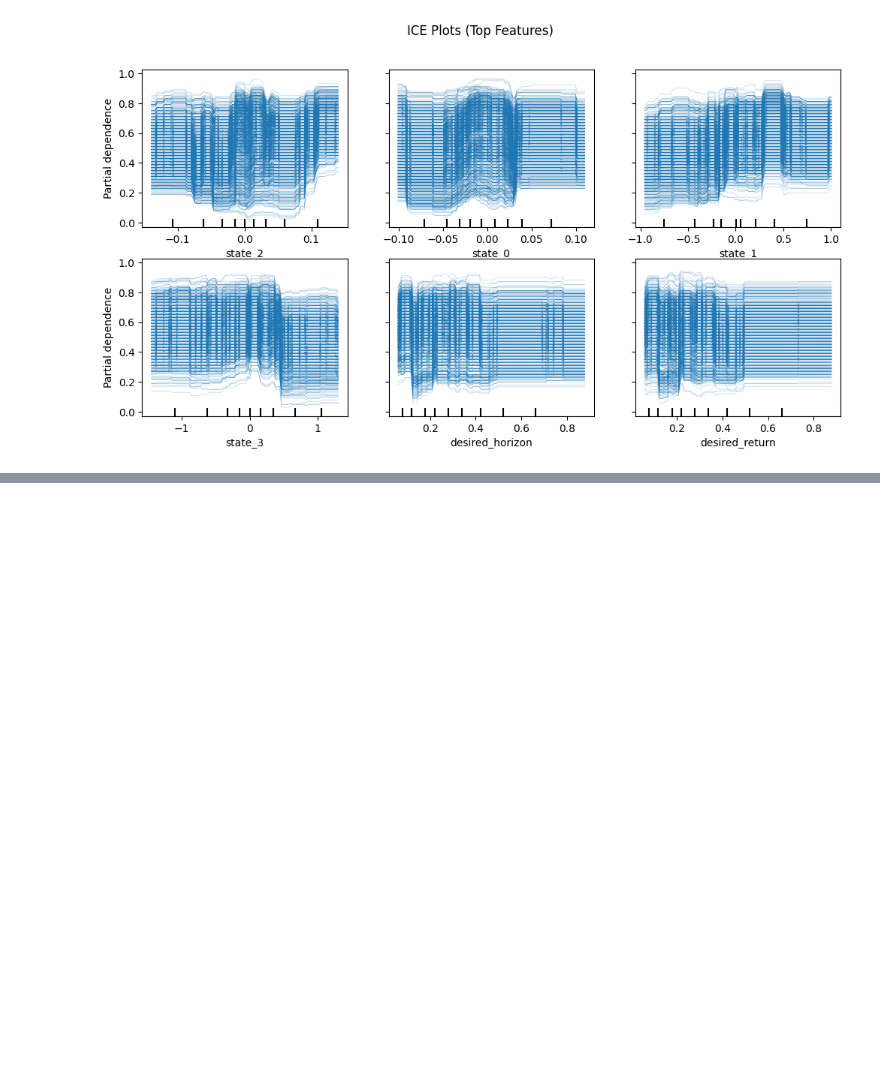
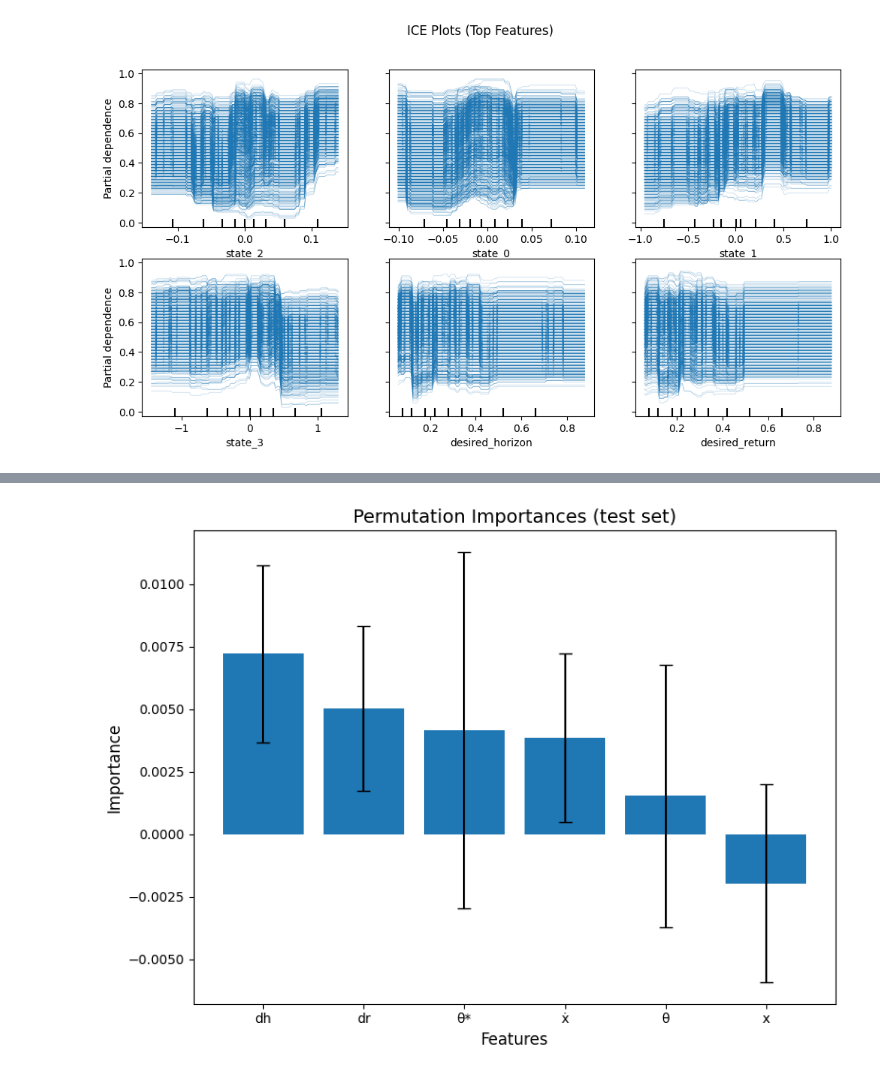
Before and after one commit to JulienHansen/UDRL, a Jupyter notebook: Analysis-ML.ipynb, the cells around one changed output, grey strips where cells are left out. Cells and saved outputs as stored; diff of their text form; code cells hidden in the pictures; blank space fills up the shorter version.

```diff
--- a/Analysis-ML.ipynb
+++ b/Analysis-ML.ipynb
@@ -141,3 +141,10 @@ plt.suptitle("ICE Plots (Top Features)")
 plt.show()
 # %% [output]
 [figure]
+# %%
+import pickle
+from sklearn.inspection import permutation_importance
+
+# Load model
+with open(r"data\CartPole-v0\base\42\policy.pkl", "rb") as f:
+    model = pickle.load(f)
@@ -143,0 +213,44 @@ plt.show()
+# %%
+import pandas as pd
+import matplotlib.pyplot as plt
+import pickle
+from sklearn.inspection import permutation_importance
+
+# Load dataset
+data = pd.read_csv(r"data/CartPole-v0/max_episode4/42/testing_data.csv")
+X = data.iloc[:, :-3]
+y = data.iloc[:, -1]
+
+# Rename with symbols
+X = X.rename(
+    columns={
+        "state_0": "x",       # cart position
+        "state_1": "ẋ",      # cart velocity
+        "state_2": "θ",       # pole angle
+        "state_3": "θ*" ,      # pole angular velocity
+        "desired_horizon": "dh",
+        "desired_return": "dr"
+    }
+)
+
+# Compute permutation importance
+result = permutation_importance(
+    model.estimator, X, y, n_repeats=10, random_state=42
+)
+
+# Sort by importance
+sorted_idx = result.importances_mean.argsort()[::-1]
+sorted_features = X.columns[sorted_idx]
+sorted_means = result.importances_mean[sorted_idx]
+sorted_stds = result.importances_std[sorted_idx]
+
+# Plot vertical bars with error bars
+plt.figure(figsize=(8, 6))
+plt.bar(sorted_features, sorted_means, yerr=sorted_stds, capsize=5)
+plt.title("Permutation Importances (test set)", fontsize=14)
+plt.xlabel("Features", fontsize=12)
+plt.ylabel("Importance", fontsize=12)
+plt.tight_layout()
+plt.show()
+# %% [output]
+[figure, added]
```
Also changed, not shown: parts of 6 cells of this notebook, 2 other files.
